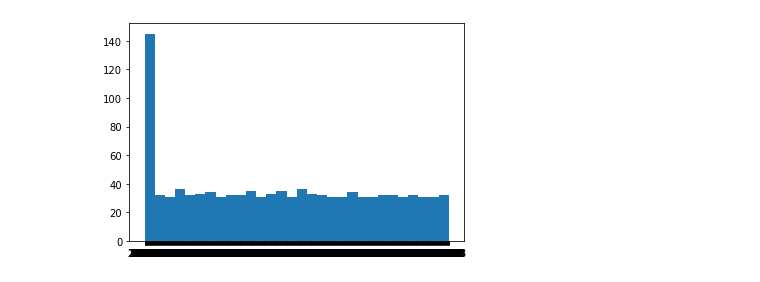
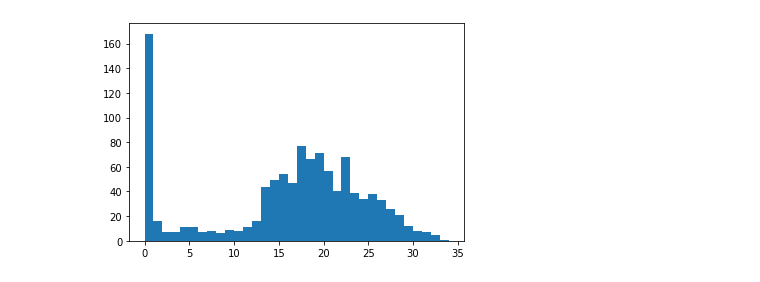
Before and after one commit to milang9/3d_classifier, a Jupyter notebook: scripts/rmsd_histo.ipynb, the cells around one changed output. Drawn from its saved outputs; the diff is of its cells as text; code cells hidden in the pictures.

```diff
--- a/scripts/rmsd_histo.ipynb
+++ b/scripts/rmsd_histo.ipynb
@@ -1,6 +1,34 @@
-# %%
-rmsd_list = []
-with open("../data/train_rmsd_list.txt") as fh:
-    for line in fh.readlines():
-        _, rmsd = (line.rstrip()).split("\t")
-        rmsd_list.append(rmsd)
+# %%
+import matplotlib.pyplot as plt
+
+for list in ["../data/train_rmsd_list.txt", "../data/val_rmsd_list.txt", "../data/test_rmsd_list.txt"]:
+    with open(list) as fh:
+        rmsd_list = []
+        count_dict = {}
+        for line in fh.readlines():
+            name, rmsd = (line.rstrip()).split("\t")
+            rmsd = float(rmsd)
+            rmsd_list.append(rmsd)
+
+            if rmsd < 1:
+                if name[-6:-3] == "001" or name[-7:-5] == "rf":
+                    if "pdb" not in count_dict:
+                        count_dict["pdb"] = 1
+                    else:
+                        count_dict["pdb"] += 1
+                else:
+                    cat = name[-6:-3]
+                    if cat not in count_dict:
+                        count_dict[cat] = 1
+                    else:
+                        count_dict[cat] += 1
+    if "train" in list:
+        print("Training Set")
+    elif "val" in list:
+        print("Validation Set")
+    elif "test" in list:
+        print("Test Set")
+    print("Number of Structures:", len(rmsd_list))
+    print(count_dict)
+    plt.hist(rmsd_list, bins = range(int(min(rmsd_list)), int(max(rmsd_list))+1, 1))
+    plt.show()
@@ -7,6 +48,6 @@ with open("../data/train_rmsd_list.txt") as fh:
 # %%
 import matplotlib.pyplot as plt
-plt.hist(rmsd_list, bins = 30)
+plt.hist(rmsd_list, bins = range(int(min(rmsd_list)), int(max(rmsd_list))+1, 1))
 plt.show()
 # %% [output]
-[figure, old version]
+[figure, new version]
```
Also changed, not shown: parts of 1 cell of this notebook, 4 other files.
